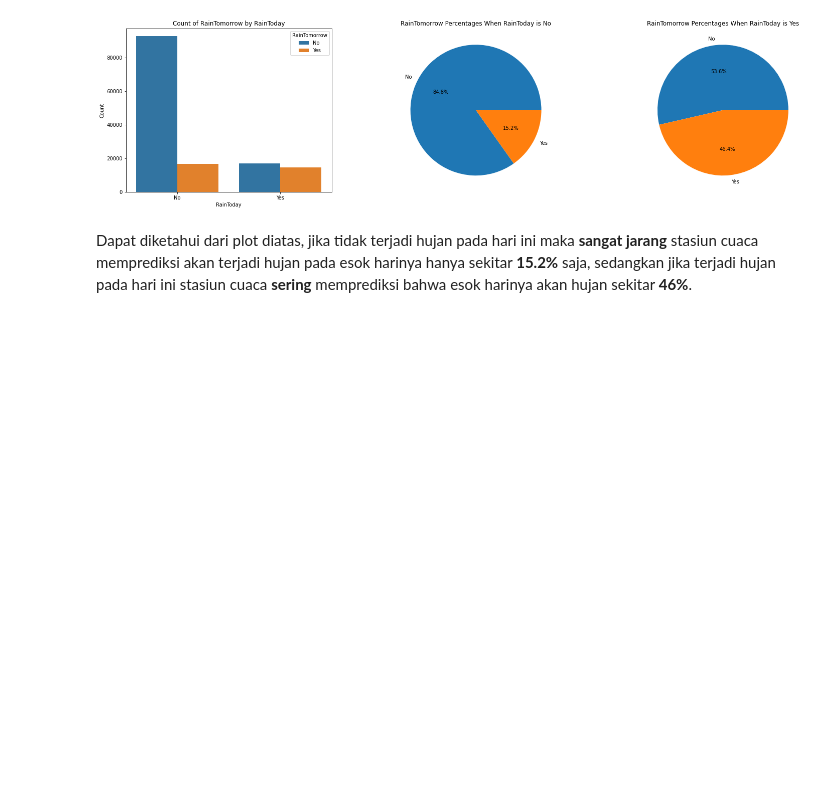
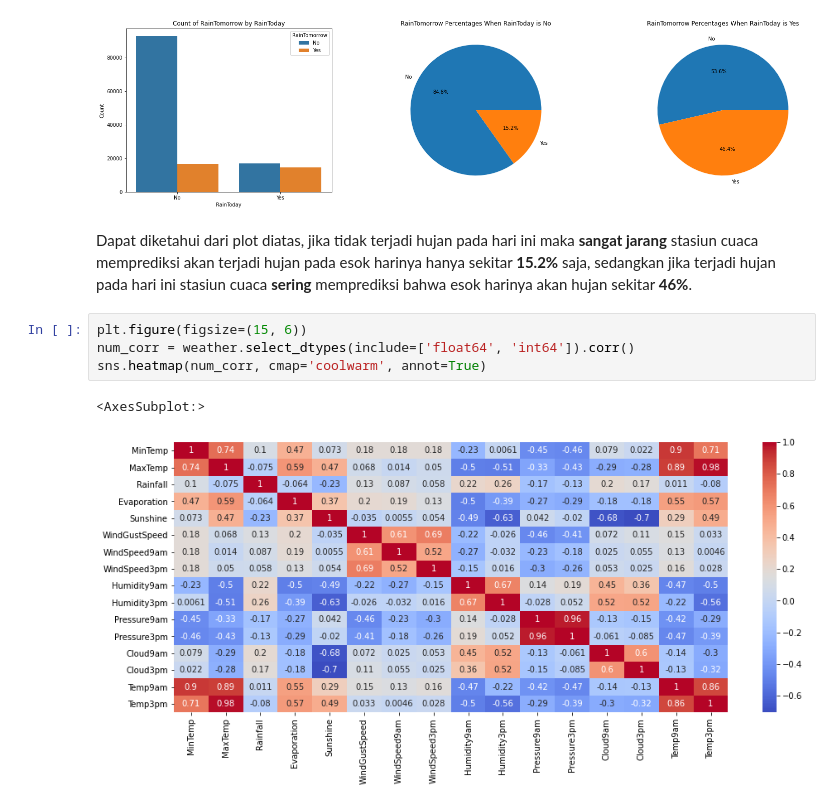
Before and after one commit to Penzragon/h8dsft_P1W1LGSVM, a Jupyter notebook: script.ipynb, the cells around one changed output. Cells and saved outputs as stored; diff of their text form; blank space fills up the shorter version.

Commit message:
Add heatmap

```diff
--- a/script.ipynb
+++ b/script.ipynb
@@ -381,3 +381,10 @@ plt.show()
 [figure]
 # %% [markdown]
 Dapat diketahui dari plot diatas, jika tidak terjadi hujan pada hari ini maka **sangat jarang** stasiun cuaca memprediksi akan terjadi hujan pada esok harinya hanya sekitar **15.2%** saja, sedangkan jika terjadi hujan pada hari ini stasiun cuaca **sering** memprediksi bahwa esok harinya akan hujan sekitar **46%**.
+# %%
+plt.figure(figsize=(15, 6))
+num_corr = weather.select_dtypes(include=['float64', 'int64']).corr()
+sns.heatmap(num_corr, cmap='coolwarm', annot=True)
+# %% [output]
+<AxesSubplot:>
+[figure, added]
```
Also changed, not shown: parts of 1 cell of this notebook.
